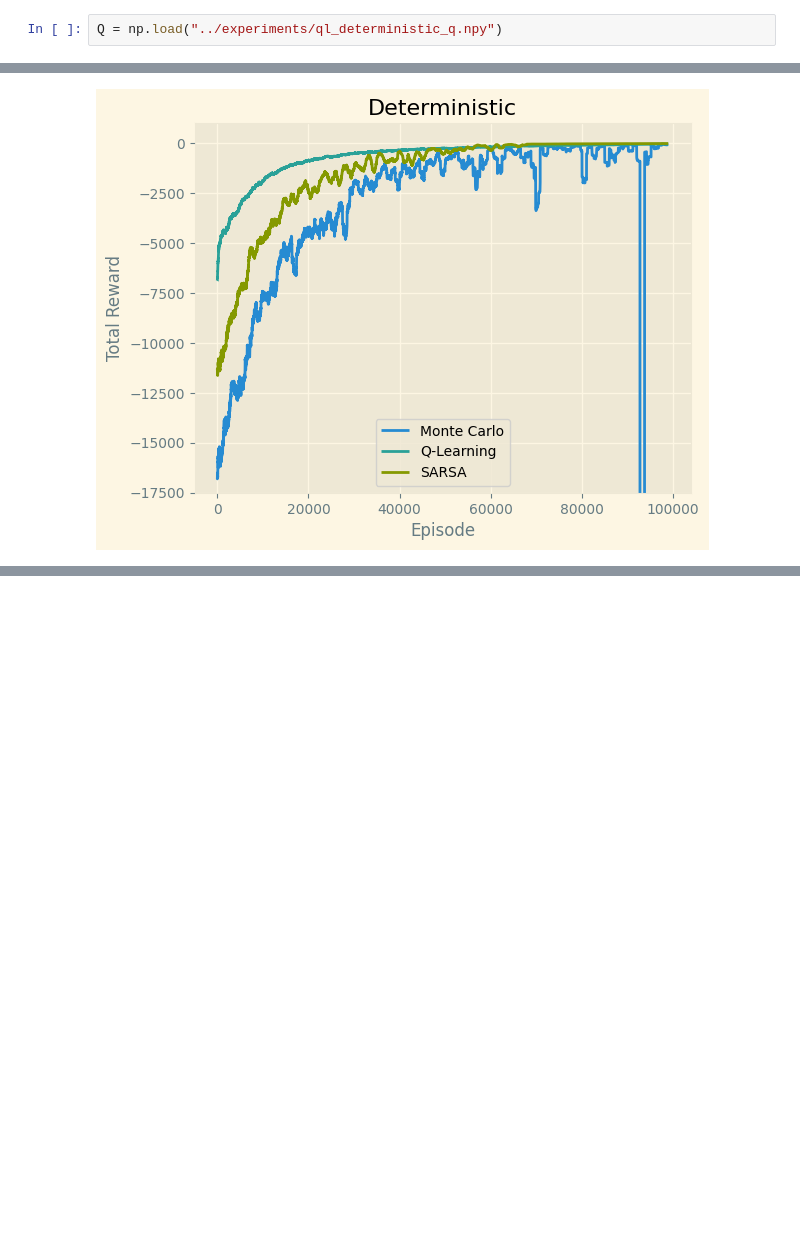
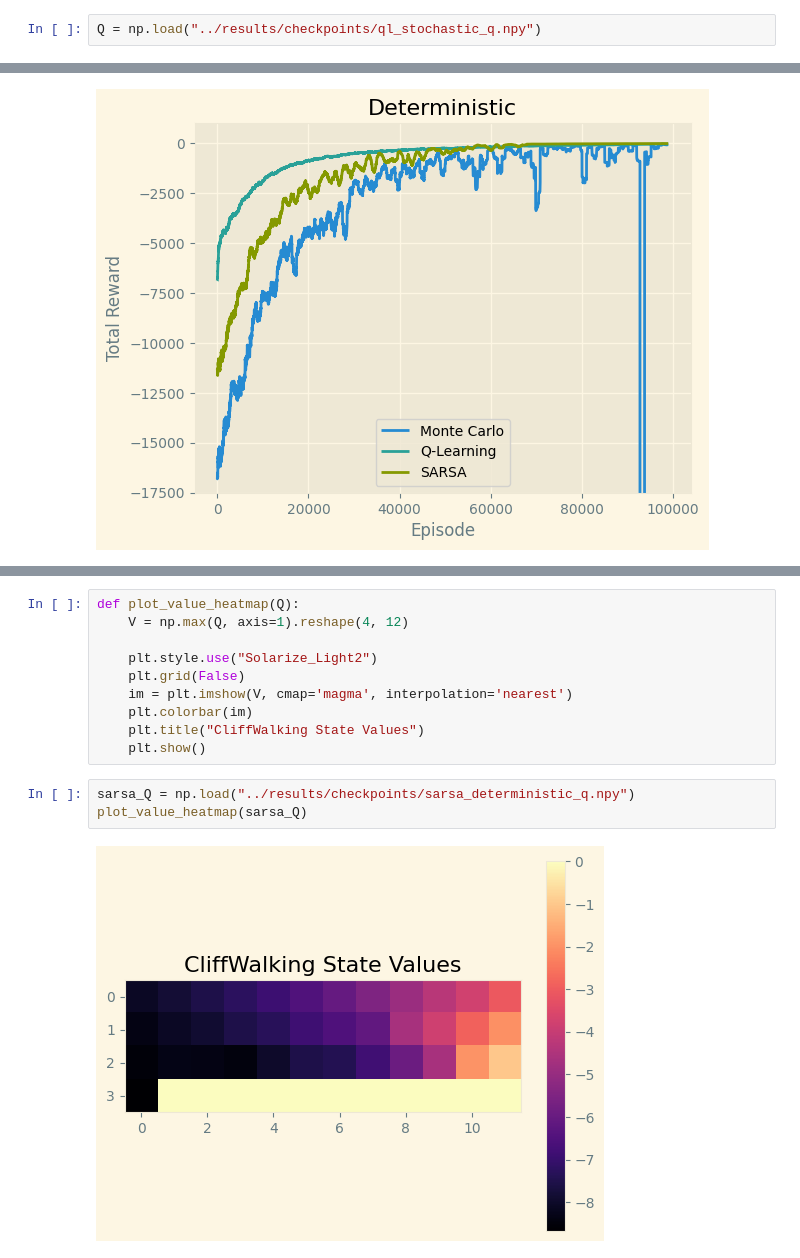
Before and after one commit to nveshaan/rl_scratch, a Jupyter notebook: Tabular RL/q_learning.ipynb, the cells around one changed output, grey strips where cells are left out. Drawn from its saved outputs; the diff is of its cells as text; blank space fills up the shorter version.

```diff
--- a/Tabular RL/q_learning.ipynb
+++ b/Tabular RL/q_learning.ipynb
@@ -80,5 +81,5 @@ np.save('../experiments/ql_deterministic_q.npy', Q)
 # %% [markdown]
 # Evaluation
 # %%
-Q = np.load("../experiments/ql_deterministic_q.npy")
+Q = np.load("../results/checkpoints/ql_stochastic_q.npy")
 # %%
@@ -185,0 +143,15 @@ plot_q_values_map(mc_stochastic_q)
+# %%
+def plot_value_heatmap(Q):
+    V = np.max(Q, axis=1).reshape(4, 12)
+
+    plt.style.use("Solarize_Light2")
+    plt.grid(False)
+    im = plt.imshow(V, cmap='magma', interpolation='nearest')
+    plt.colorbar(im)
+    plt.title("CliffWalking State Values")
+    plt.show()
+# %%
+sarsa_Q = np.load("../results/checkpoints/sarsa_deterministic_q.npy")
+plot_value_heatmap(sarsa_Q)
+# %% [output]
+[figure, added]
```
Also changed, not shown: parts of 14 cells of this notebook, 23 other files.
